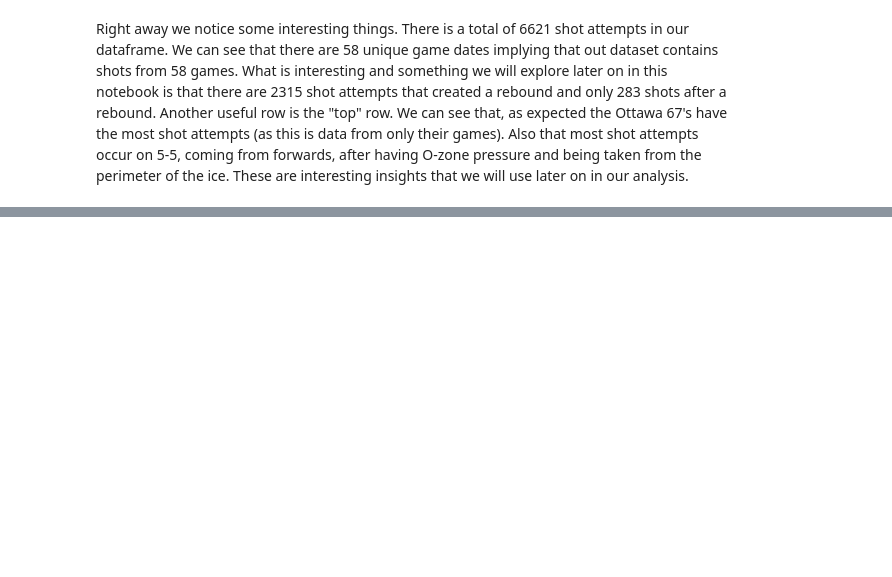
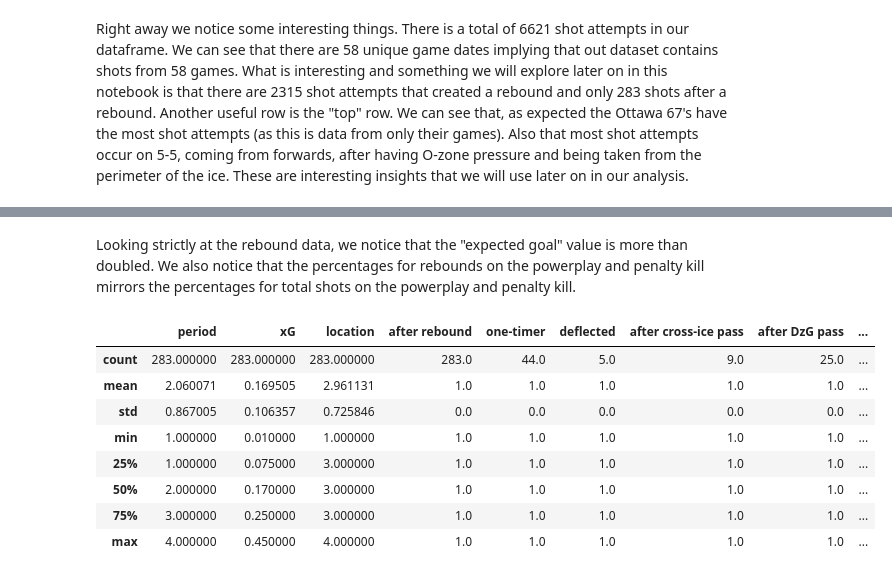
Before and after one commit to QMIND-Team/QMIND-67s-Project, a Jupyter notebook: code/main.ipynb, the cells around one changed output, grey strips where cells are left out. Cells and saved outputs as stored; diff of their text form; code cells hidden in the pictures; blank space fills up the shorter version.

```diff
--- a/code/main.ipynb
+++ b/code/main.ipynb
@@ -19,0 +56,14 @@ shot_df.head()
+# %% [markdown]
+Looking strictly at the rebound data, we notice that the "expected goal" value is more than doubled. We also notice that the percentages for rebounds on the powerplay and penalty kill mirrors the percentages for total shots on the powerplay and penalty kill.
+# %%
+numerical_df.describe()
+# %% [output]
+|  | period | xG | location | after rebound | one-timer | deflected | after cross-ice pass | after DzG pass | ... |
+| count | 283.000000 | 283.000000 | 283.000000 | 283.0 | 44.0 | 5.0 | 9.0 | 25.0 | ... |
+| mean | 2.060071 | 0.169505 | 2.961131 | 1.0 | 1.0 | 1.0 | 1.0 | 1.0 | ... |
+| std | 0.867005 | 0.106357 | 0.725846 | 0.0 | 0.0 | 0.0 | 0.0 | 0.0 | ... |
+| min | 1.000000 | 0.010000 | 1.000000 | 1.0 | 1.0 | 1.0 | 1.0 | 1.0 | ... |
+| 25% | 1.000000 | 0.075000 | 3.000000 | 1.0 | 1.0 | 1.0 | 1.0 | 1.0 | ... |
+| 50% | 2.000000 | 0.170000 | 3.000000 | 1.0 | 1.0 | 1.0 | 1.0 | 1.0 | ... |
+| 75% | 3.000000 | 0.250000 | 3.000000 | 1.0 | 1.0 | 1.0 | 1.0 | 1.0 | ... |
+| max | 4.000000 | 0.450000 | 4.000000 | 1.0 | 1.0 | 1.0 | 1.0 | 1.0 | ... |
```
Also changed, not shown: parts of 4 cells of this notebook.
